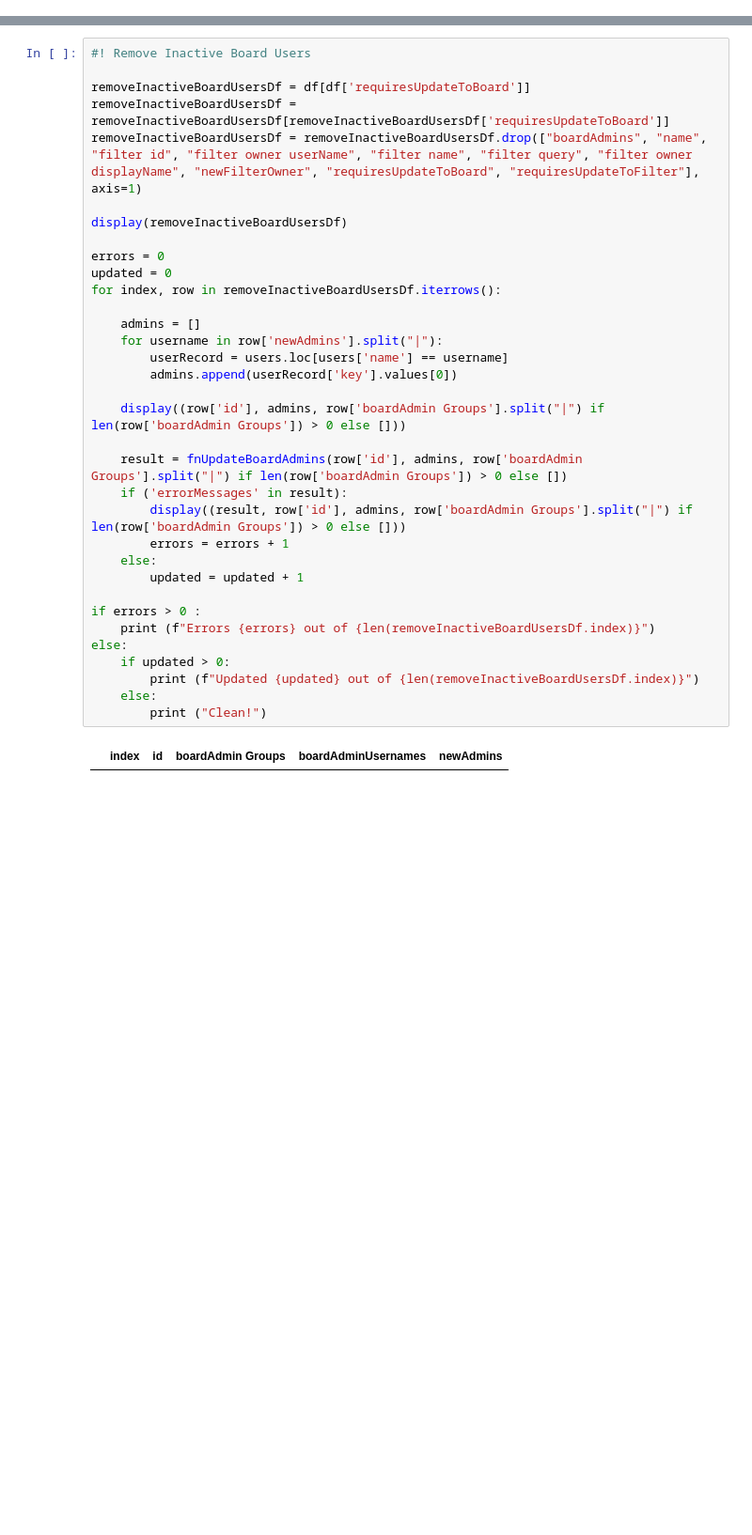
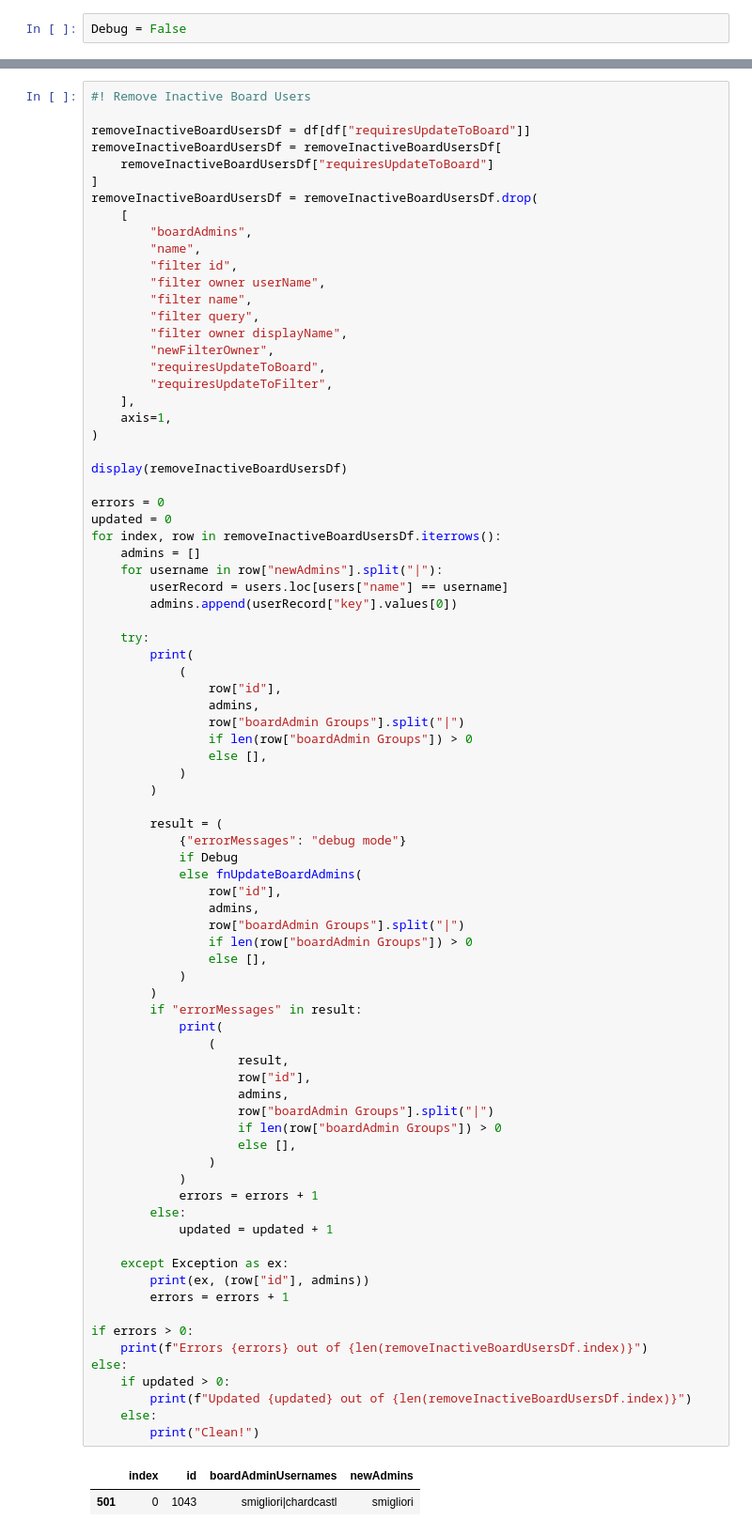
Before and after one commit to 7ft10/JiraCleaner, a Jupyter notebook: Utilities/ListBoardOwners.ipynb, the cells around one changed output, grey strips where cells are left out. Shown: that part at 94% size. Saved outputs shown, nothing was run; the diff lists cells and outputs as text; blank space fills up the shorter version.

```diff
--- a/Utilities/ListBoardOwners.ipynb
+++ b/Utilities/ListBoardOwners.ipynb
@@ -17,3 +17,5 @@ if importlib.util.find_spec("openpyxl") is None:
+# %%
+Debug = False
 # %%
 #! Authentication details
 import os
@@ -290,36 +361,84 @@ display(df)
 # %%
 #! Remove Inactive Board Users
 
-removeInactiveBoardUsersDf = df[df['requiresUpdateToBoard']]
-removeInactiveBoardUsersDf = removeInactiveBoardUsersDf[removeInactiveBoardUsersDf['requiresUpdateToBoard']]
-removeInactiveBoardUsersDf = removeInactiveBoardUsersDf.drop(["boardAdmins", "name", "filter id", "filter owner userName", "filter name", "filter query", "filter owner displayName", "newFilterOwner", "requiresUpdateToBoard", "requiresUpdateToFilter"], axis=1)
+removeInactiveBoardUsersDf = df[df["requiresUpdateToBoard"]]
+removeInactiveBoardUsersDf = removeInactiveBoardUsersDf[
+    removeInactiveBoardUsersDf["requiresUpdateToBoard"]
+]
+removeInactiveBoardUsersDf = removeInactiveBoardUsersDf.drop(
+    [
+        "boardAdmins",
+        "name",
+        "filter id",
+        "filter owner userName",
+        "filter name",
+        "filter query",
+        "filter owner displayName",
+        "newFilterOwner",
+        "requiresUpdateToBoard",
+        "requiresUpdateToFilter",
+    ],
+    axis=1,
+)
 
 display(removeInactiveBoardUsersDf)
 
 errors = 0
 updated = 0
 for index, row in removeInactiveBoardUsersDf.iterrows():
+    admins = []
+    for username in row["newAdmins"].split("|"):
+        userRecord = users.loc[users["name"] == username]
+        admins.append(userRecord["key"].values[0])
 
-	admins = []
-	for username in row['newAdmins'].split("|"):
-		userRecord = users.loc[users['name'] == username]
-		admins.append(userRecord['key'].values[0])
+    try:
+        print(
+            (
+                row["id"],
+                admins,
+                row["boardAdmin Groups"].split("|")
+                if len(row["boardAdmin Groups"]) > 0
+                else [],
+            )
+        )
 
-	display((row['id'], admins, row['boardAdmin Groups'].split("|") if len(row['boardAdmin Groups']) > 0 else []))
+        result = (
+            {"errorMessages": "debug mode"}
+            if Debug
+            else fnUpdateBoardAdmins(
+                row["id"],
+                admins,
+                row["boardAdmin Groups"].split("|")
+                if len(row["boardAdmin Groups"]) > 0
+                else [],
+            )
+        )
+        if "errorMessages" in result:
+            print(
+                (
+                    result,
+                    row["id"],
+                    admins,
+                    row["boardAdmin Groups"].split("|")
+                    if len(row["boardAdmin Groups"]) > 0
+                    else [],
+                )
+            )
+            errors = errors + 1
+        else:
+            updated = updated + 1
 
-	result = fnUpdateBoardAdmins(row['id'], admins, row['boardAdmin Groups'].split("|") if len(row['boardAdmin Groups']) > 0 else [])
-	if ('errorMessages' in result):
-		display((result, row['id'], admins, row['boardAdmin Groups'].split("|") if len(row['boardAdmin Groups']) > 0 else []))
-		errors = errors + 1
-	else:
-		updated = updated + 1
+    except Exception as ex:
+        print(ex, (row["id"], admins))
+        errors = errors + 1
 
-if errors > 0 :
-    print (f"Errors {errors} out of {len(removeInactiveBoardUsersDf.index)}")
+if errors > 0:
+    print(f"Errors {errors} out of {len(removeInactiveBoardUsersDf.index)}")
 else:
-	if updated > 0:
-		print (f"Updated {updated} out of {len(removeInactiveBoardUsersDf.index)}")
-	else:
-		print ("Clean!")
+    if updated > 0:
+        print(f"Updated {updated} out of {len(removeInactiveBoardUsersDf.index)}")
+    else:
+        print("Clean!")
 # %% [output]
-|  | index | id | boardAdmin Groups | boardAdminUsernames | newAdmins |
+|  | index | id | boardAdminUsernames | newAdmins |
+| 501 | 0 | 1043 | smigliori|chardcastl | smigliori |
```
Also changed, not shown: parts of 7 cells of this notebook, 3 other files.
